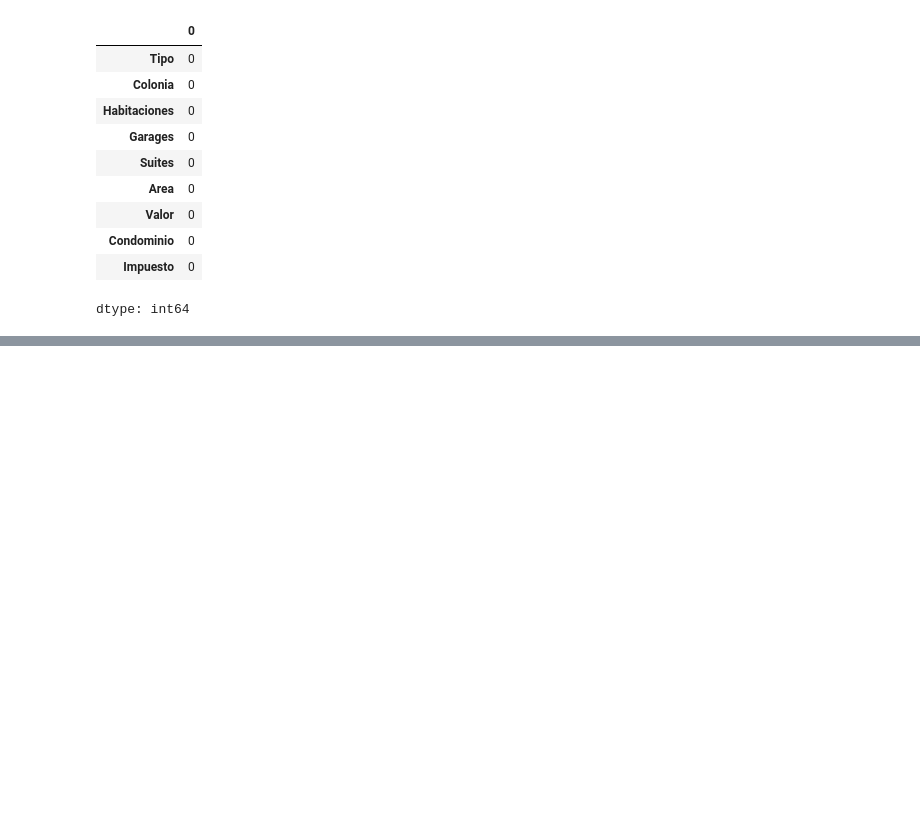
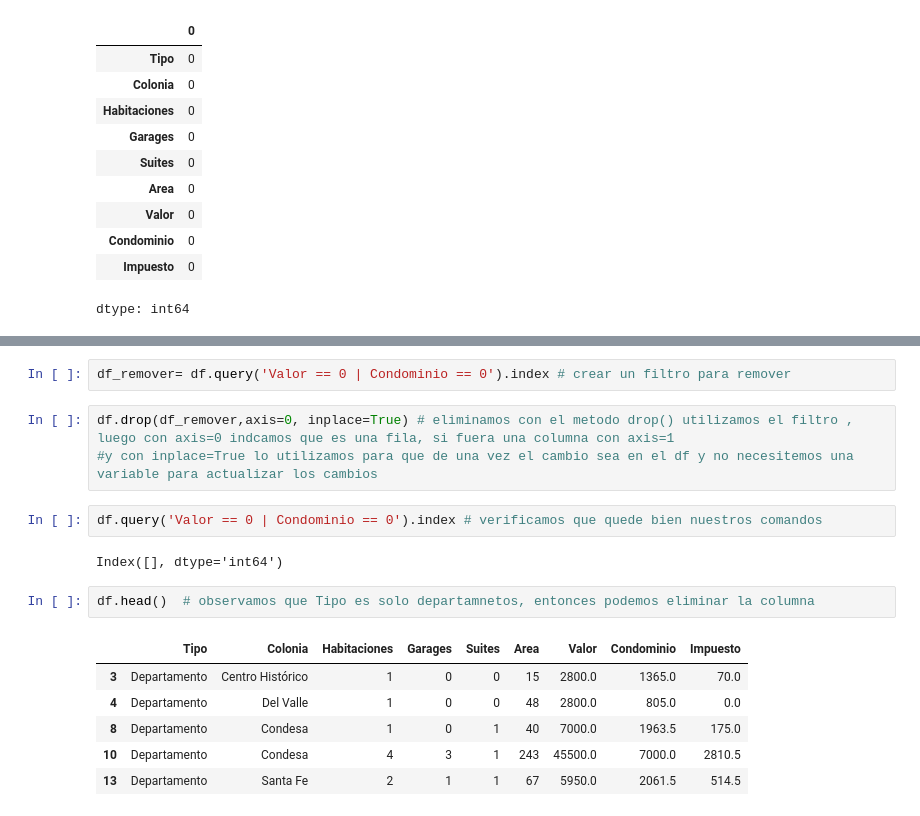
Before and after one commit to Harold-dev-code/proyecto-pandas-inmobiliaria, a Jupyter notebook: proyecto_pandas_inmobiliaria.ipynb, the cells around one changed output, grey strips where cells are left out. Saved outputs shown, nothing was run; the diff lists cells and outputs as text; blank space fills up the shorter version.

```diff
--- a/proyecto_pandas_inmobiliaria.ipynb
+++ b/proyecto_pandas_inmobiliaria.ipynb
@@ -541,0 +562,18 @@ dtype: int64
+# %%
+df_remover= df.query('Valor == 0 | Condominio == 0').index # crear un filtro para remover
+# %%
+df.drop(df_remover,axis=0, inplace=True) # eliminamos con el metodo drop() utilizamos el filtro , luego con axis=0 indcamos que es una fila, si fuera una columna con axis=1
+#y con inplace=True lo utilizamos para que de una vez el cambio sea en el df y no necesitemos una variable para actualizar los cambios
+# %%
+df.query('Valor == 0 | Condominio == 0').index # verificamos que quede bien nuestros comandos
+# %% [output]
+Index([], dtype='int64')
+# %%
+df.head()  # observamos que Tipo es solo departamnetos, entonces podemos eliminar la columna
+# %% [output]
+|  | Tipo | Colonia | Habitaciones | Garages | Suites | Area | Valor | Condominio | Impuesto |
+| 3 | Departamento | Centro Histórico | 1 | 0 | 0 | 15 | 2800.0 | 1365.0 | 70.0 |
+| 4 | Departamento | Del Valle | 1 | 0 | 0 | 48 | 2800.0 | 805.0 | 0.0 |
+| 8 | Departamento | Condesa | 1 | 0 | 1 | 40 | 7000.0 | 1963.5 | 175.0 |
+| 10 | Departamento | Condesa | 4 | 3 | 1 | 243 | 45500.0 | 7000.0 | 2810.5 |
+| 13 | Departamento | Santa Fe | 2 | 1 | 1 | 67 | 5950.0 | 2061.5 | 514.5 |
```
Also changed, not shown: parts of 7 cells of this notebook.
